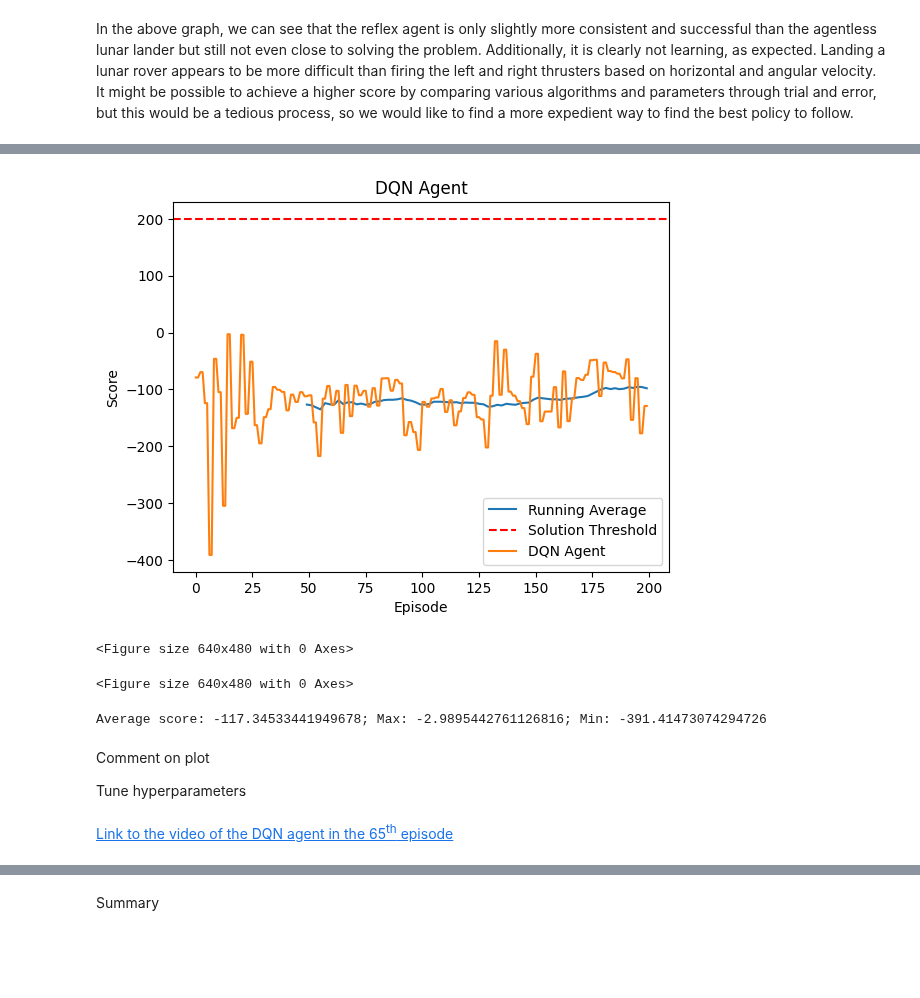
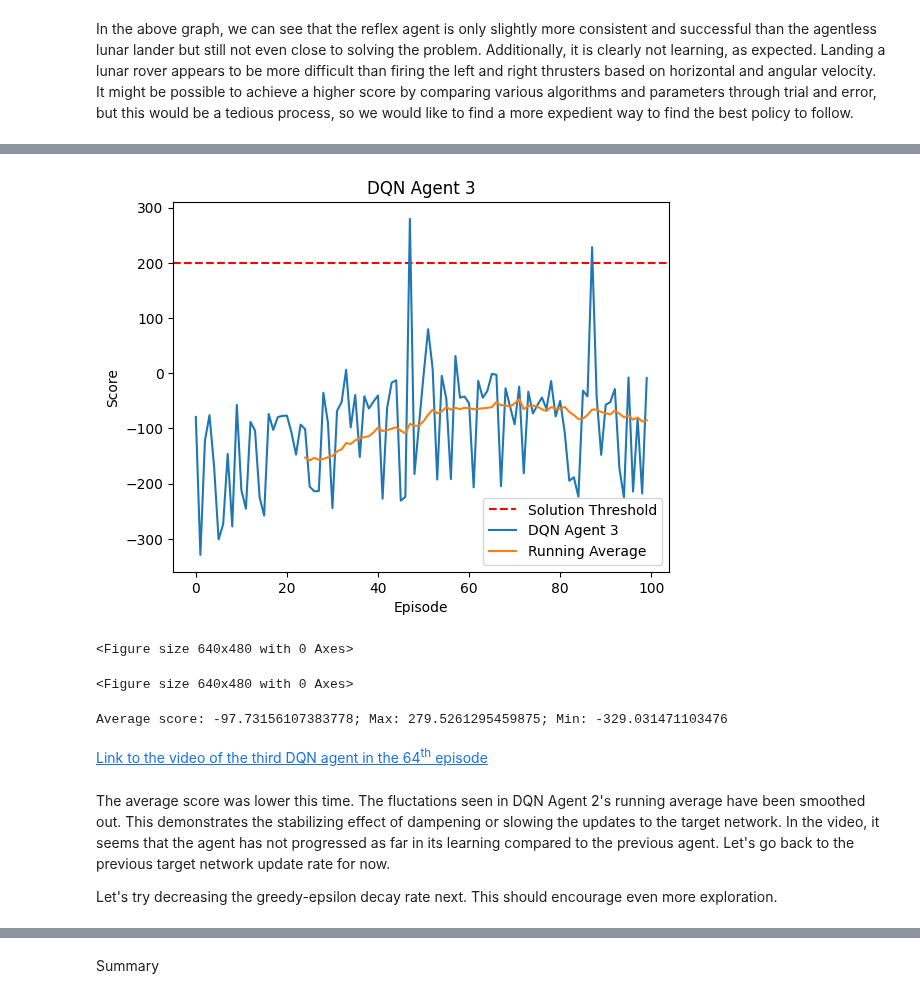
Before and after one commit to jaki9292/rl-project, a Jupyter notebook: project.ipynb, the cells around one changed output, grey strips where cells are left out. Saved outputs shown, nothing was run; the diff lists cells and outputs as text; code cells hidden in the pictures; blank space fills up the shorter version.

Commit message:
hyperparam tuning

```diff
--- a/project.ipynb
+++ b/project.ipynb
@@ -980,17 +1068,25 @@ batch_size = 128  # replay buffer batch size
+# %%
+# Hyperparameters
+name = "DQN Agent 3"
+alpha = 0.001           # optimizer learning rate
+epsilon = (0.99,        # epsilon-greedy max (starting value)
+        0.01,           # epsilon-greedy min (ending value)
+        0.001)          # exponential decay rate (smaller = slower)
+gamma = 0.7             # discount rate
+tau = 0.001             # target network update rate
+batch_size = 128        # replay buffer batch size
+buffer_size = 100000    # replay buffer size (no. of transitions)
 # %%
 # Instantiate lunar lander DQN agent
-dqn_agent = DQNAgent("DQN Agent", alpha, epsilon, gamma, tau, batch_size)
-
-# Add to list of agents
-agents.append(dqn_agent)
+dqn_agent3 = DQNAgent(name, alpha, epsilon, gamma, tau, batch_size, buffer_size)
 
 # Train for specified number of episodes
-dqn_agent.iterate(episodes, verbose = False, video = True)
+dqn_agent3.iterate(episodes, verbose = False, video = True)
 
 # Print average, max, min
-average, max, min = dqn_agent.score_stats(verbose = True)
+average, max, min = dqn_agent3.score_stats(verbose = True)
 # %% [output]
-[figure, old version]
+[figure, new version]
 <Figure size 640x480 with 0 Axes>
 <Figure size 640x480 with 0 Axes>
-Average score: -117.34533441949678; Max: -2.9895442761126816; Min: -391.41473074294726
+Average score: -97.73156107383778; Max: 279.5261295459875; Min: -329.031471103476
@@ -1008,6 +1093,2 @@ Average score: -117.34533441949678; Max: -2.9895442761126816; Min: -391.41473074
-# %% [markdown]
-Comment on plot
-
-Tune hyperparameters
 # %% [markdown]
-[Link to the video of the DQN agent in the 65<sup>th</sup> episode](videos/dqn_agent-episode-64.mp4)
+[Link to the video of the third DQN agent in the 64<sup>th</sup> episode](videos/dqn-agent-3-episode-64.mp4)
@@ -1016,0 +1095,4 @@ plot_comparison(agents)
+# %% [markdown]
+The average score was lower this time. The fluctations seen in DQN Agent 2's running average have been smoothed out. This demonstrates the stabilizing effect of dampening or slowing the updates to the target network. In the video, it seems that the agent has not progressed as far in its learning compared to the previous agent. Let's go back to the previous target network update rate for now.
+
+Let's try decreasing the greedy-epsilon decay rate next. This should encourage even more exploration.
```
Also changed, not shown: parts of 38 cells of this notebook.
